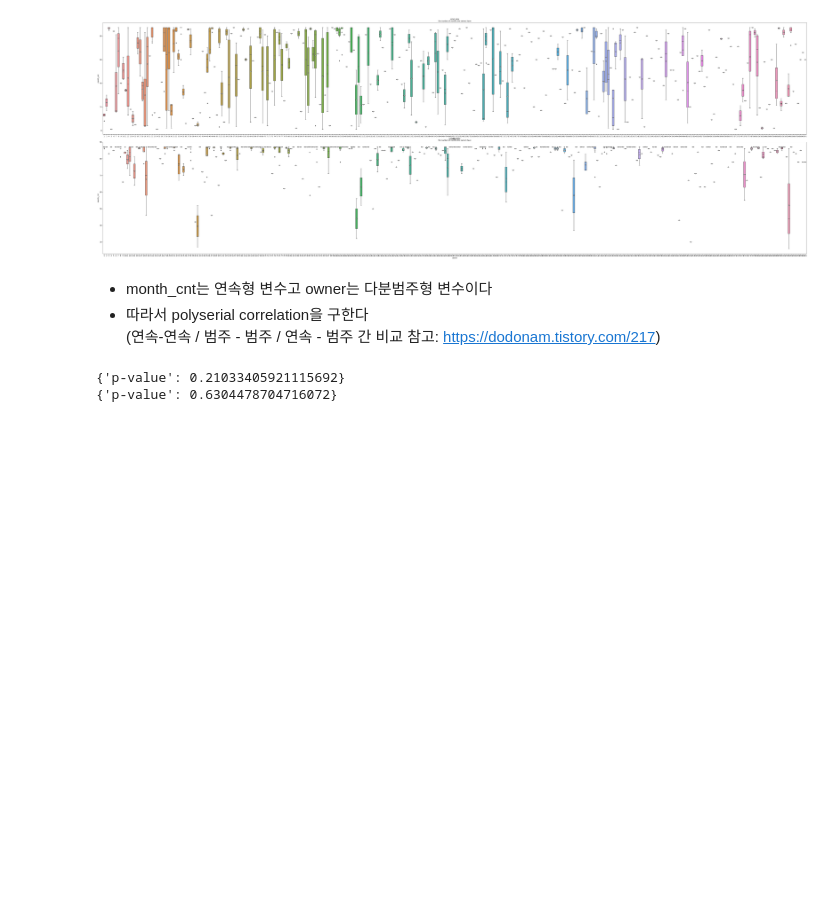
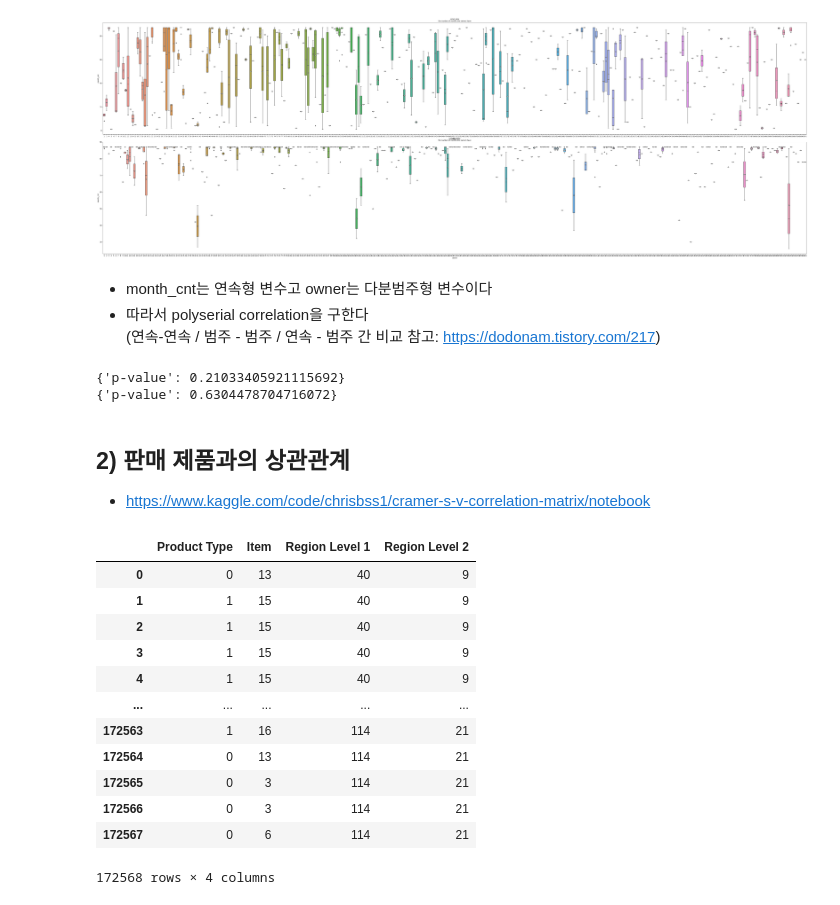
Before and after one commit to minji-o-j/Data-Science-Project, a Jupyter notebook: EDA2.ipynb, the cells around one changed output. Drawn from its saved outputs; the diff is of its cells as text; code cells hidden in the pictures; blank space fills up the shorter version.

```diff
--- a/EDA2.ipynb
+++ b/EDA2.ipynb
@@ -345,3 +345,6 @@ print(polyserial_correlation(i_store_cnt_month['month_cnt'],i_store_cnt_month['o
 # %% [output]
 {'p-value': 0.21033405921115692}
 {'p-value': 0.6304478704716072}
+# %% [markdown]
+## 2) 판매 제품과의 상관관계
+- https://www.kaggle.com/code/chrisbss1/cramer-s-v-correlation-matrix/notebook
@@ -347,0 +357,28 @@ print(polyserial_correlation(i_store_cnt_month['month_cnt'],i_store_cnt_month['o
+# %%
+# Label encoding
+
+label = preprocessing.LabelEncoder()
+retail_data_encoded = pd.DataFrame()
+industry_data_encoded = pd.DataFrame()
+
+for i in retail_data_to_total_df_dd.columns:
+    retail_data_encoded[i] = label.fit_transform(retail_data_to_total_df_dd[i])
+
+for i in industry_data_to_total_df_dd.columns:
+    industry_data_encoded[i] = label.fit_transform(industry_data_to_total_df_dd[i])
+# %%
+retail_data_encoded
+# %% [output]
+|  | Product Type | Item | Region Level 1 | Region Level 2 |
+| 0 | 0 | 13 | 40 | 9 |
+| 1 | 1 | 15 | 40 | 9 |
+| 2 | 1 | 15 | 40 | 9 |
+| 3 | 1 | 15 | 40 | 9 |
+| 4 | 1 | 15 | 40 | 9 |
+| ... | ... | ... | ... | ... |
+| 172563 | 1 | 16 | 114 | 21 |
+| 172564 | 0 | 13 | 114 | 21 |
+| 172565 | 0 | 3 | 114 | 21 |
+| 172566 | 0 | 3 | 114 | 21 |
+| 172567 | 0 | 6 | 114 | 21 |
+172568 rows × 4 columns
```
Also changed, not shown: parts of 13 cells of this notebook.
